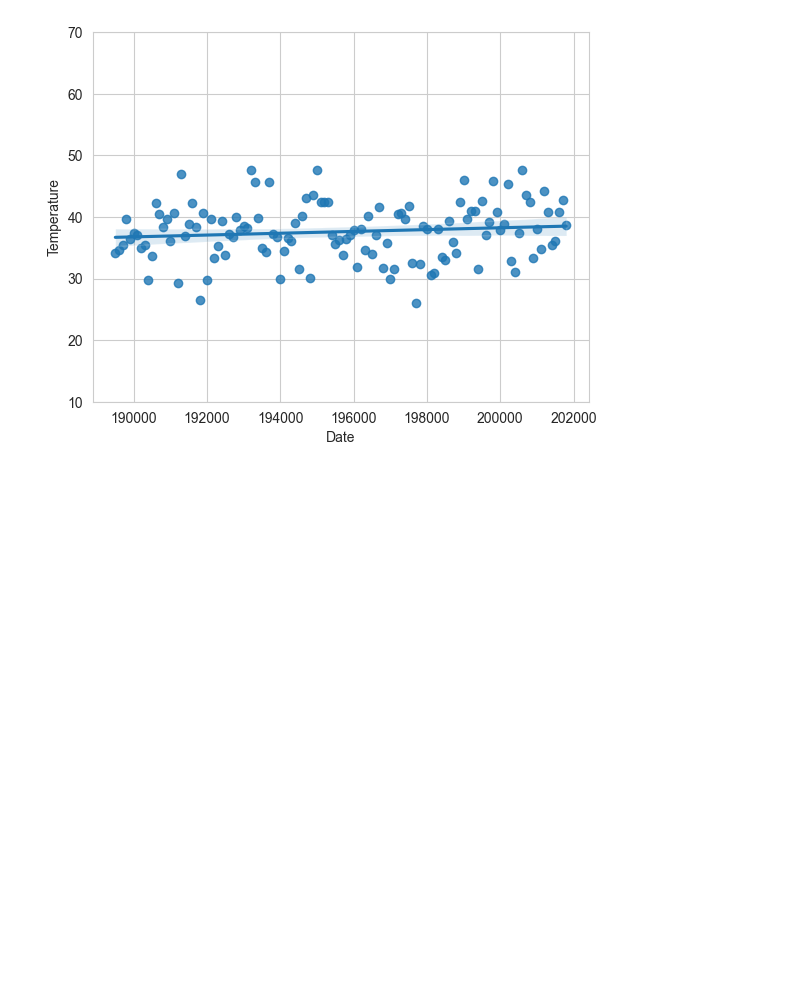
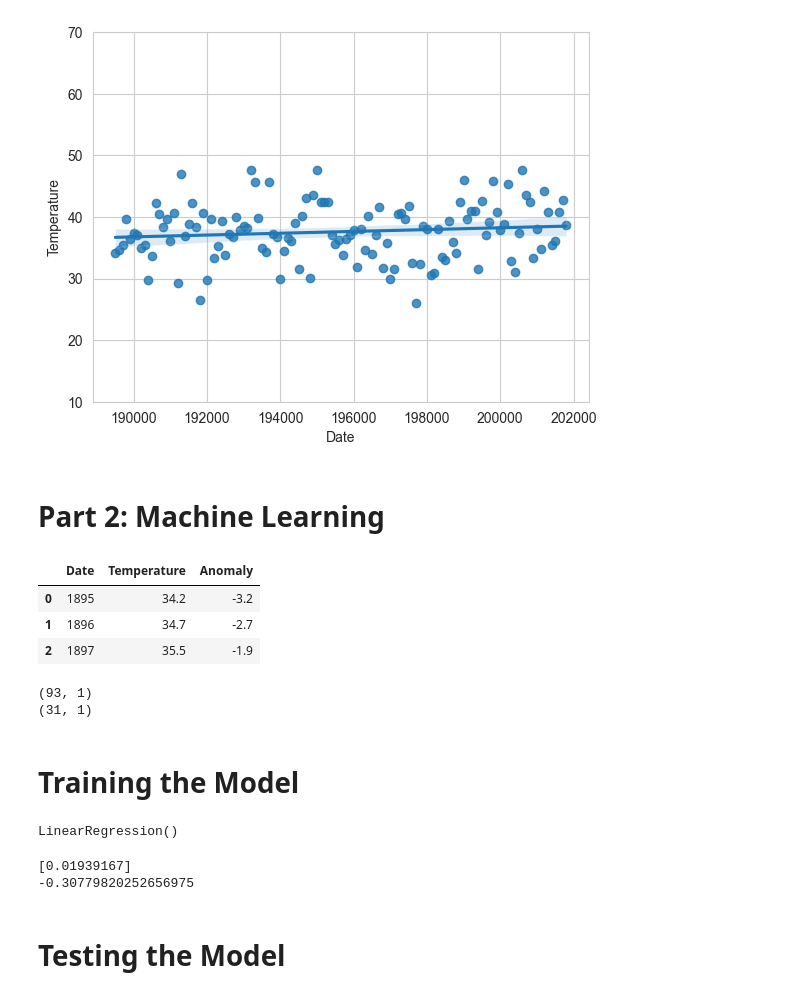
Before and after one commit to sshres10/datafun-07-ml-predictive, a Jupyter notebook: task4.ipynb, the cells around one changed output. Drawn from its saved outputs; the diff is of its cells as text; code cells hidden in the pictures; blank space fills up the shorter version.

```diff
--- a/task4.ipynb
+++ b/task4.ipynb
@@ -70,3 +70,69 @@ axes.set_ylim(10, 70)
 # %% [output]
 (10.0, 70.0)
 [figure]
+# %% [markdown]
+# Part 2: Machine Learning
+# %%
+# Import the pandas library
+import pandas as pd
+
+# Read the CSV file into a pandas DataFrame
+nyc = pd.read_csv('ave_hi_nyc_jan_1895-2018.csv')
+
+# Rename the columns of the DataFrame
+nyc.columns = ['Date', 'Temperature', 'Anomaly']
+
+# Convert the 'Date' column to a year by performing integer division by 100
+nyc.Date = nyc.Date.floordiv(100)
+
+# Display the first 3 rows of the DataFrame
+nyc.head(3)
+# %% [output]
+|  | Date | Temperature | Anomaly |
+| 0 | 1895 | 34.2 | -3.2 |
+| 1 | 1896 | 34.7 | -2.7 |
+| 2 | 1897 | 35.5 | -1.9 |
+# %%
+# Import the train_test_split function from the sklearn.model_selection module
+from sklearn.model_selection import train_test_split
+
+# Use the train_test_split function to split the 'Date' and 'Temperature' data into training and test sets
+X_train, X_test, y_train, y_test = train_test_split(
+    nyc['Date'].values.reshape(-1, 1), nyc['Temperature'].values,
+    random_state=11)
+
+# It should have 93 rows and 1 column, indicating a 75% split for training data
+print(X_train.shape)  # Outputs: (93, 1)
+
+# It should have 31 rows and 1 column, indicating a 25% split for test data
+print(X_test.shape)  # Outputs: (31, 1)
+# %% [output]
+(93, 1)
+(31, 1)
+# %% [markdown]
+# Training the Model
+# %%
+# Import the LinearRegression class from the sklearn.linear_model module
+from sklearn.linear_model import LinearRegression
+
+# Create an instance of the LinearRegression class
+linear_regression = LinearRegression()
+
+# X_train is the feature matrix (in this case, the 'Date' column)
+# y_train is the target vector (in this case, the 'Temperature' column)
+linear_regression.fit(X=X_train, y=y_train)
+# %% [output]
+LinearRegression()
+# %%
+# Get the coefficient of the linear regression model
+# This is the slope of the line of best fit
+print(linear_regression.coef_)  # Outputs: array([0.01939167])
+
+# Get the intercept of the linear regression model
+# This is the y-intercept of the line of best fit
+print(linear_regression.intercept_)  # Outputs: -0.30779820252656265
+# %% [output]
+[0.01939167]
+-0.30779820252656975
+# %% [markdown]
+# Testing the Model
```
Also changed, not shown: parts of 5 cells of this notebook.
